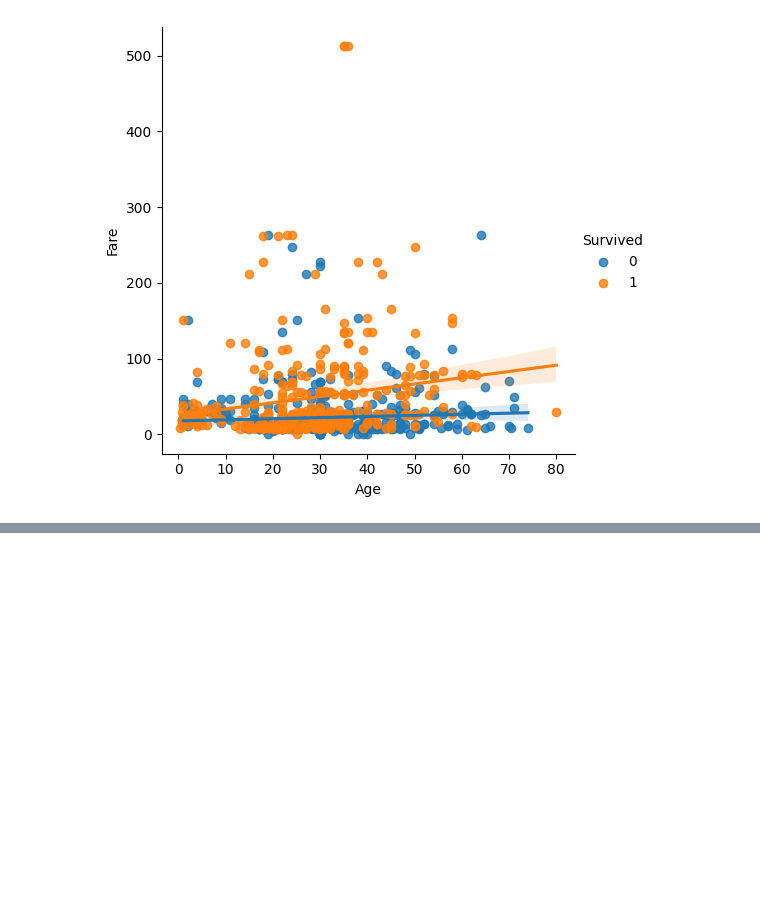
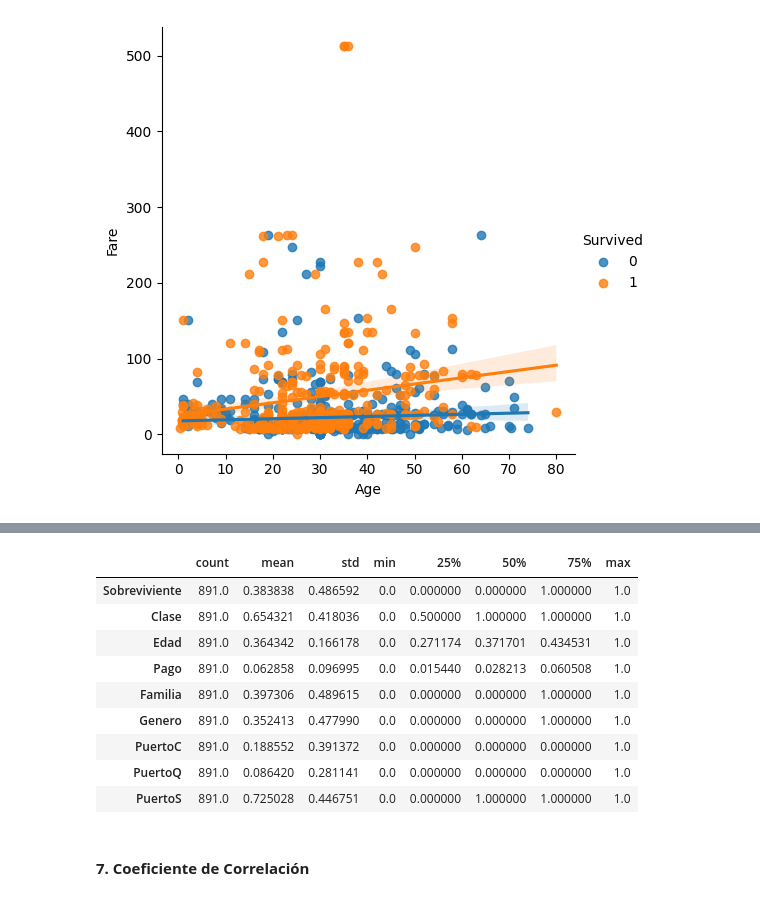
Before and after one commit to jaquimbayoc8/DiplomadoMLA2023, a Jupyter notebook: 2. AnalisisEDA/Titanic.ipynb, the cells around one changed output, grey strips where cells are left out. Saved outputs shown, nothing was run; the diff lists cells and outputs as text; code cells hidden in the pictures; blank space fills up the shorter version.

```diff
--- a/2. AnalisisEDA/Titanic.ipynb
+++ b/2. AnalisisEDA/Titanic.ipynb
@@ -411,0 +437,16 @@ memory usage: 76.7+ KB
+# %%
+df = pd.DataFrame({'A': [1, 2], 'B': [10, 20]})
+
+
+def square(x):
+    return x * x
+
+
+df1 = df.apply(square, )
+
+#df1 = df.apply(lambda x: x * x)
+
+#df['col_3'] = df.apply(lambda x: f(x.col_1, x.col_2), axis=1)
+
+print(df)
+print(df1)
@@ -411,0 +602,42 @@ memory usage: 76.7+ KB
+# %%
+##Normalizar
+##Librerias para preprocesamiento
+from sklearn.preprocessing import MinMaxScaler, StandardScaler
+def normaData(df):
+    valores = df.values
+    scaler = MinMaxScaler(feature_range=(0, 1))
+    scaler = scaler.fit(valores)
+
+    pd.DataFrame(np.vstack((scaler.data_min_, scaler.data_max_)),
+             index=['Min', 'Max'],
+             columns=df.columns)
+
+    normalizados = scaler.transform(valores)
+    df_norm = pd.DataFrame(normalizados,
+                       index=df.index,
+                       columns=df.columns)
+    return df_norm
+
+##Función para Estandarizar -1 a 1 - Obligatorio(toda la data estar normal)
+def stanData(df):
+    scaler = StandardScaler()
+    dataStan = scaler.fit_transform(df)
+    df_stan = pd.DataFrame(dataStan, columns=df.columns)
+    return df_stan
+# %%
+dataNorm = normaData(dataT)
+
+dataNorm.describe().T
+# %% [output]
+|  | count | mean | std | min | 25% | 50% | 75% | max |
+| Sobreviviente | 891.0 | 0.383838 | 0.486592 | 0.0 | 0.000000 | 0.000000 | 1.000000 | 1.0 |
+| Clase | 891.0 | 0.654321 | 0.418036 | 0.0 | 0.500000 | 1.000000 | 1.000000 | 1.0 |
+| Edad | 891.0 | 0.364342 | 0.166178 | 0.0 | 0.271174 | 0.371701 | 0.434531 | 1.0 |
+| Pago | 891.0 | 0.062858 | 0.096995 | 0.0 | 0.015440 | 0.028213 | 0.060508 | 1.0 |
+| Familia | 891.0 | 0.397306 | 0.489615 | 0.0 | 0.000000 | 0.000000 | 1.000000 | 1.0 |
+| Genero | 891.0 | 0.352413 | 0.477990 | 0.0 | 0.000000 | 0.000000 | 1.000000 | 1.0 |
+| PuertoC | 891.0 | 0.188552 | 0.391372 | 0.0 | 0.000000 | 0.000000 | 0.000000 | 1.0 |
+| PuertoQ | 891.0 | 0.086420 | 0.281141 | 0.0 | 0.000000 | 0.000000 | 0.000000 | 1.0 |
+| PuertoS | 891.0 | 0.725028 | 0.446751 | 0.0 | 0.000000 | 1.000000 | 1.000000 | 1.0 |
+# %% [markdown]
+#### **7. Coeficiente de Correlación**
```
Also changed, not shown: parts of 27 cells of this notebook, 1 other file.
